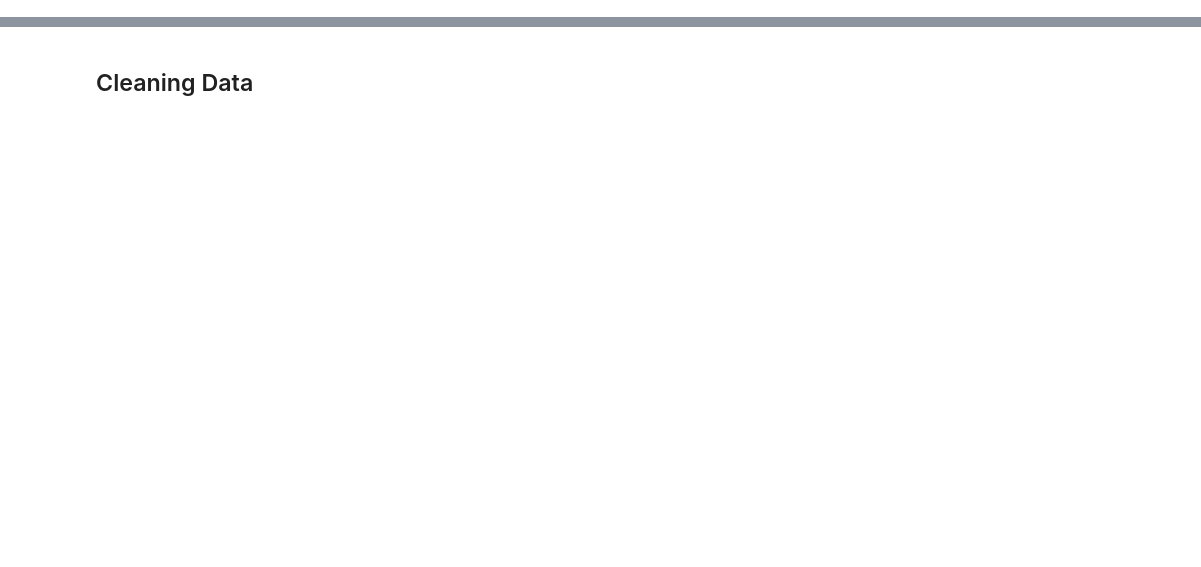
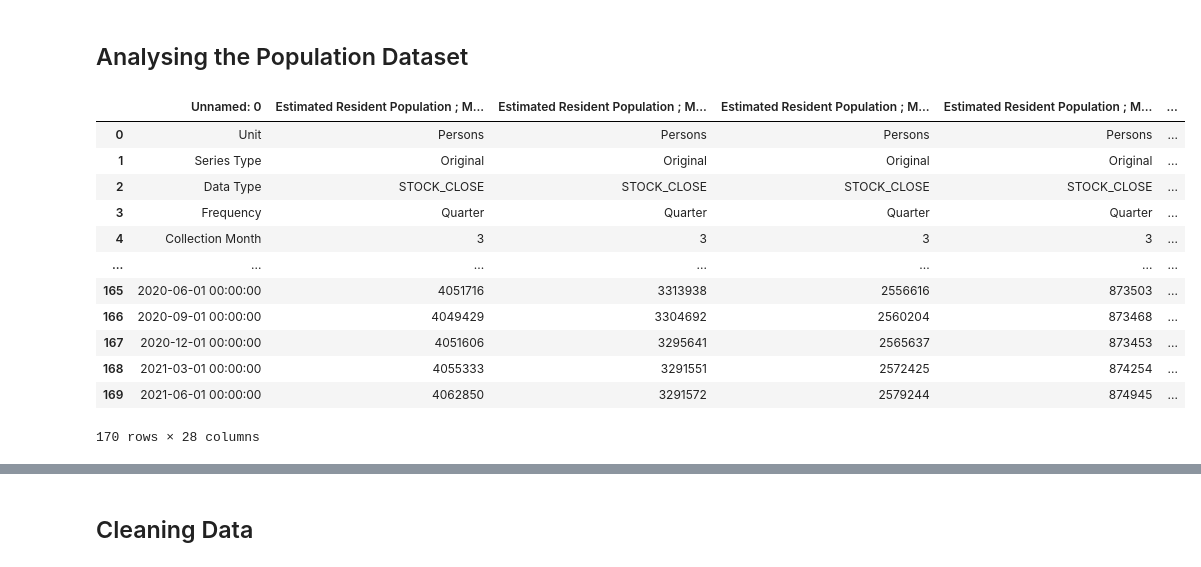
Before and after one commit to kpellas/Project_1, a Jupyter notebook: Main.ipynb, the cells around one changed output, grey strips where cells are left out. Cells and saved outputs as stored; diff of their text form; code cells hidden in the pictures; blank space fills up the shorter version.

```diff
--- a/Main.ipynb
+++ b/Main.ipynb
@@ -103,0 +102,18 @@ Time of day - 0
+# %% [markdown]
+## Analysing the Population Dataset
+# %%
+df_pop
+# %% [output]
+|  | Unnamed: 0 | Estimated Resident Population ; M... | Estimated Resident Population ; M... | Estimated Resident Population ; M... | Estimated Resident Population ; M... | ... |
+| 0 | Unit | Persons | Persons | Persons | Persons | ... |
+| 1 | Series Type | Original | Original | Original | Original | ... |
+| 2 | Data Type | STOCK_CLOSE | STOCK_CLOSE | STOCK_CLOSE | STOCK_CLOSE | ... |
+| 3 | Frequency | Quarter | Quarter | Quarter | Quarter | ... |
+| 4 | Collection Month | 3 | 3 | 3 | 3 | ... |
+| ... | ... | ... | ... | ... | ... | ... |
+| 165 | 2020-06-01 00:00:00 | 4051716 | 3313938 | 2556616 | 873503 | ... |
+| 166 | 2020-09-01 00:00:00 | 4049429 | 3304692 | 2560204 | 873468 | ... |
+| 167 | 2020-12-01 00:00:00 | 4051606 | 3295641 | 2565637 | 873453 | ... |
+| 168 | 2021-03-01 00:00:00 | 4055333 | 3291551 | 2572425 | 874254 | ... |
+| 169 | 2021-06-01 00:00:00 | 4062850 | 3291572 | 2579244 | 874945 | ... |
+170 rows × 28 columns
```
Also changed, not shown: parts of 56 cells of this notebook, 1 other file.
